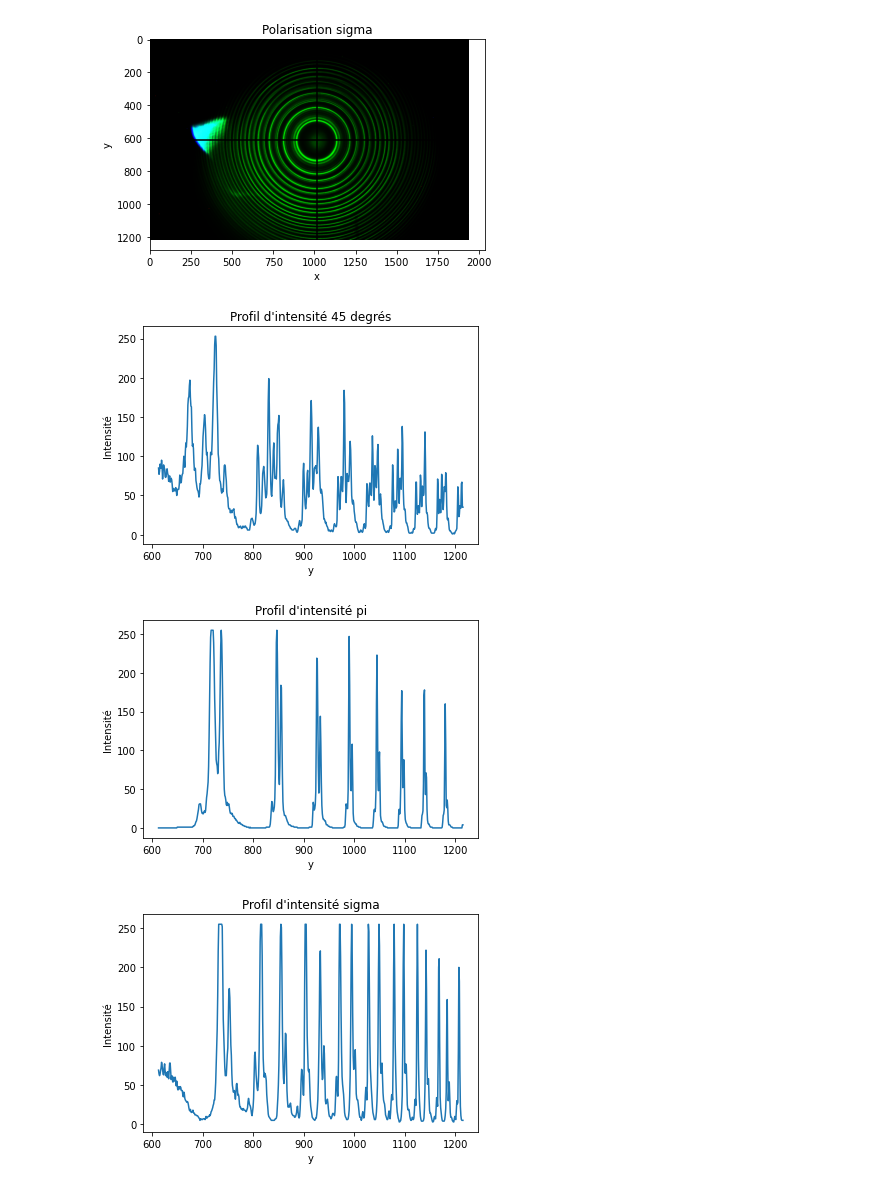
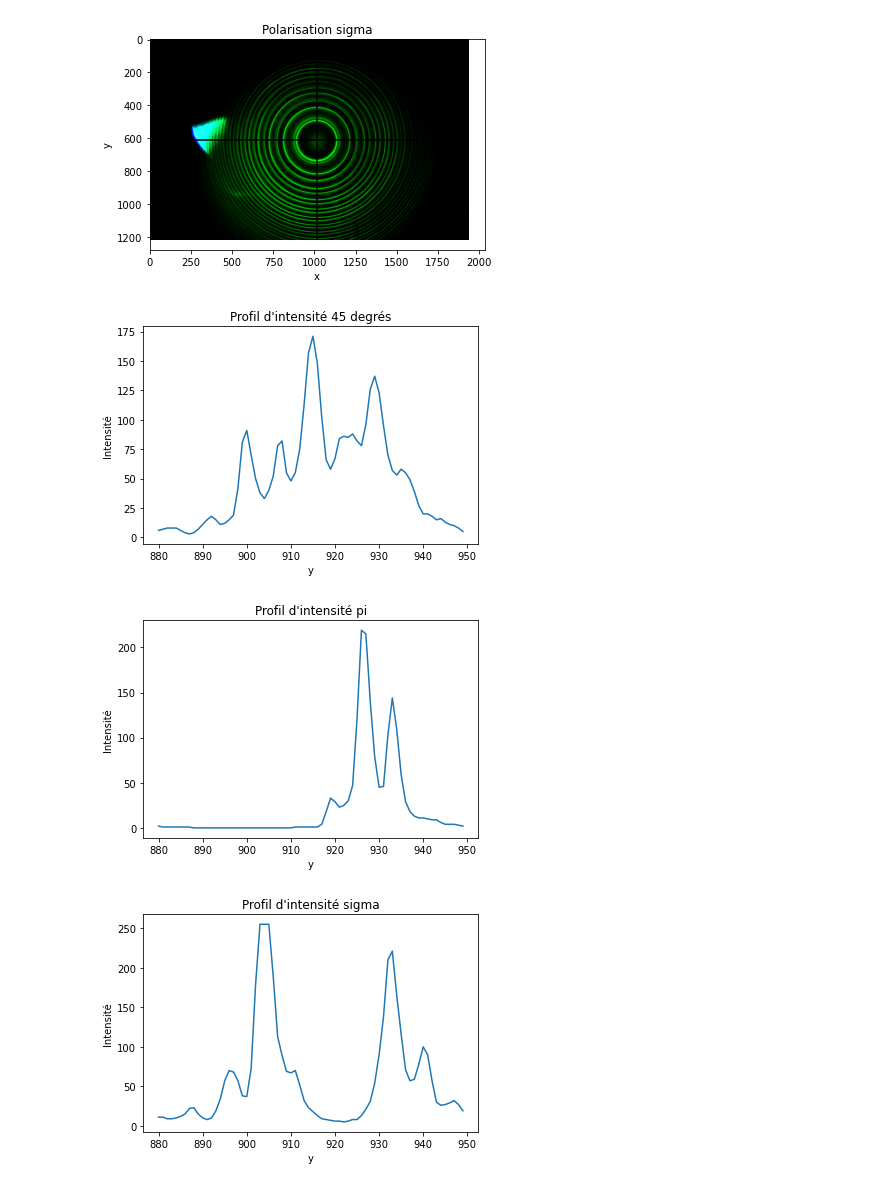
Before and after one commit to pierrotlamontagne/Github-labo-3, a Jupyter notebook: ZEE/Analyse.ipynb, the cells around one changed output. Cells and saved outputs as stored; diff of their text form; code cells hidden in the pictures.

```diff
--- a/ZEE/Analyse.ipynb
+++ b/ZEE/Analyse.ipynb
@@ -26,10 +26,10 @@ test.image_sigma()
 # %% [output]
 [figure]
 # %%
-test.methode_1D()
-test.methode_1D_pi()
-test.methode_1D_sigma()
+test.methode_1D(zoom=[880,950])
+test.methode_1D_pi(zoom=[880,950])
+test.methode_1D_sigma(zoom=[880,950])
 # %% [output]
-[figure, old version]
+[figure, new version]
-[figure, old version]
+[figure, new version]
-[figure, old version]
+[figure, new version]
```
Also changed, not shown: 20 other files.
